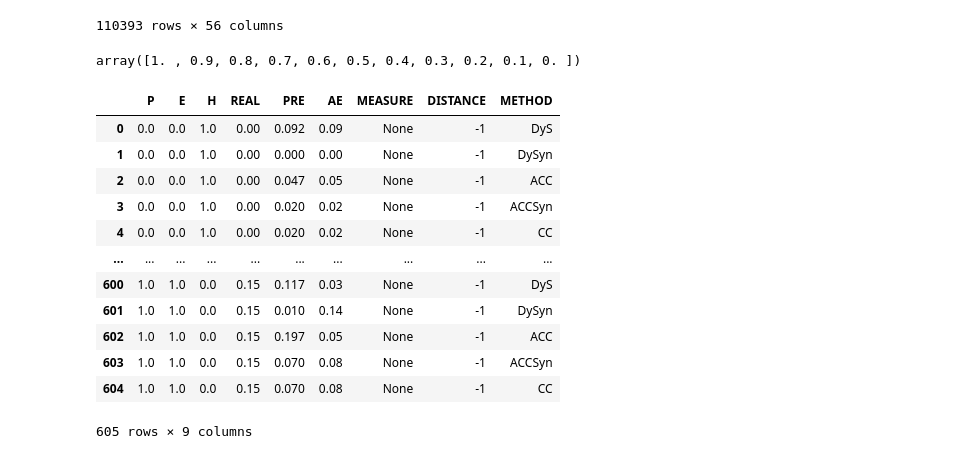
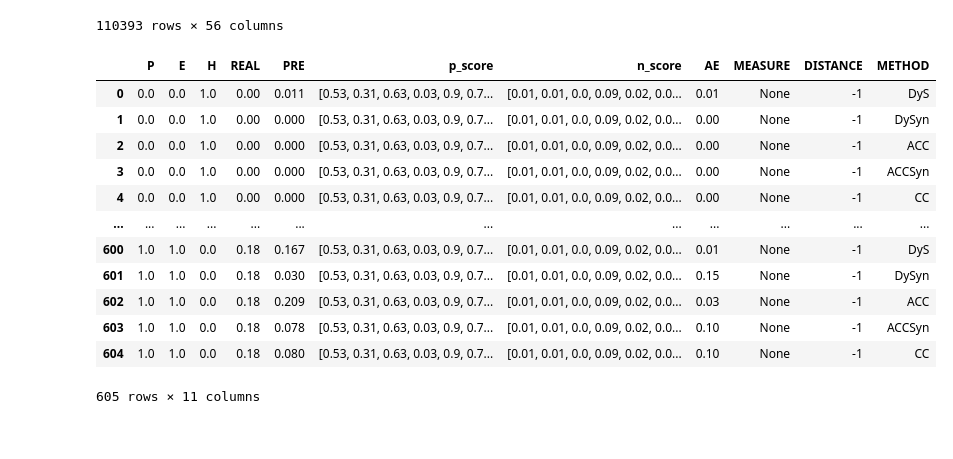
Before and after one commit to JPOrtegaa/score-drift-quantification, a Jupyter notebook: experiments_real.ipynb, the cells around one changed output. Cells and saved outputs as stored; diff of their text form; code cells hidden in the pictures.

```diff
--- a/experiments_real.ipynb
+++ b/experiments_real.ipynb
@@ -57,6 +57,18 @@ scaler = StandardScaler()
 df_scaler = scaler.fit_transform(df.drop(columns=['class']))
 df_scaler = pd.DataFrame(df_scaler, columns=df.columns.drop('class'))
 df_scaler['class'] = df['class']
+# %%
+dataset = "datasets/Land-use.csv"
+def print_bad_lines(line):
+    print(f"Bad line: {line}")
+
+df = pd.read_csv(dataset, on_bad_lines=print_bad_lines, engine='python')
+df.rename(columns={'Class': 'class'}, inplace=True)
+
+scaler = StandardScaler()
+df_scaler = scaler.fit_transform(df.drop(columns=['class']))
+df_scaler = pd.DataFrame(df_scaler, columns=df.columns.drop('class'))
+df_scaler['class'] = df['class']
 # %%
 df = df_scaler
 df
@@ -647 +696,7 @@ Cottonwood_Willow     1339
 Name: count, dtype: int64
+# %%
+df['binary'] = df['class'].map(lambda x: 1 if x in ['Oats'] else 0)
+df['difficulty'] = df['class'].map(lambda x: 'Easy' if x in ['Hay'] else ('Hard' if x in ['Soybeans', 'Corn', 'Alfalfa', 'Trees'] else 'Positive'))
+df['class'] = df['binary']
+df.drop(columns=['binary'], inplace=True)
+df
@@ -1049,6 +1118,11 @@ def run_over_real_dataset(dataset, replicates=3):
                                                 TprFpr=TprFpr,
                                                 thr=0.5) # Implement apply_qntMethod
 
+                    # score_distribution = ({'p_score': scores[scores[:, 1] == 1, 0],
+                    #                        'n_score': scores[scores[:, 1] == 0, 0],
+                    #                        'P': pos_ratio,
+                    #                        'E': neg_ratio,
+                    #                        'H': 1 - neg_ratio,})
 
                     freq_REAL = calculate_proportion(batch['class'].tolist())[0]
                     if qntMethod == "DySyn":
@@ -1061,6 +1135,8 @@ def run_over_real_dataset(dataset, replicates=3):
                                     1-neg_ratio,# H - Hard Negative dist.
                                     freq_REAL,
                                     freq_PRE,
+                                    scores[scores[:, 1] == 1, 0],
+                                    scores[scores[:, 1] == 0, 0],
                                     np.round(abs(freq_REAL - freq_PRE), 2),
                                     measure,
                                     -1,
@@ -1070,24 +1146,20 @@ def run_over_real_dataset(dataset, replicates=3):
     return results
 
 result = run_over_real_dataset(df, replicates=1)
-# %%
-results_df['H'].unique()
-# %% [output]
-array([1. , 0.9, 0.8, 0.7, 0.6, 0.5, 0.4, 0.3, 0.2, 0.1, 0. ])
 # %%
-results_df = pd.DataFrame(result, columns=['P', 'E', 'H', 'REAL', 'PRE', 'AE', 'MEASURE', 'DISTANCE', 'METHOD'])
+results_df = pd.DataFrame(result, columns=['P', 'E', 'H', 'REAL', 'PRE', 'p_score', 'n_score', 'AE', 'MEASURE', 'DISTANCE', 'METHOD'])
 results_df
 # %% [output]
-|  | P | E | H | REAL | PRE | AE | MEASURE | DISTANCE | METHOD |
-| 0 | 0.0 | 0.0 | 1.0 | 0.00 | 0.092 | 0.09 | None | -1 | DyS |
-| 1 | 0.0 | 0.0 | 1.0 | 0.00 | 0.000 | 0.00 | None | -1 | DySyn |
-| 2 | 0.0 | 0.0 | 1.0 | 0.00 | 0.047 | 0.05 | None | -1 | ACC |
-| 3 | 0.0 | 0.0 | 1.0 | 0.00 | 0.020 | 0.02 | None | -1 | ACCSyn |
-| 4 | 0.0 | 0.0 | 1.0 | 0.00 | 0.020 | 0.02 | None | -1 | CC |
-| ... | ... | ... | ... | ... | ... | ... | ... | ... | ... |
-| 600 | 1.0 | 1.0 | 0.0 | 0.15 | 0.117 | 0.03 | None | -1 | DyS |
-| 601 | 1.0 | 1.0 | 0.0 | 0.15 | 0.010 | 0.14 | None | -1 | DySyn |
-| 602 | 1.0 | 1.0 | 0.0 | 0.15 | 0.197 | 0.05 | None | -1 | ACC |
-| 603 | 1.0 | 1.0 | 0.0 | 0.15 | 0.070 | 0.08 | None | -1 | ACCSyn |
-| 604 | 1.0 | 1.0 | 0.0 | 0.15 | 0.070 | 0.08 | None | -1 | CC |
+|  | P | E | H | REAL | PRE | p_score | n_score | AE | MEASURE | DISTANCE | METHOD |
+| 0 | 0.0 | 0.0 | 1.0 | 0.00 | 0.011 | [0.53, 0.31, 0.63, 0.03, 0.9, 0.7... | [0.01, 0.01, 0.0, 0.09, 0.02, 0.0... | 0.01 | None | -1 | DyS |
+| 1 | 0.0 | 0.0 | 1.0 | 0.00 | 0.000 | [0.53, 0.31, 0.63, 0.03, 0.9, 0.7... | [0.01, 0.01, 0.0, 0.09, 0.02, 0.0... | 0.00 | None | -1 | DySyn |
+| 2 | 0.0 | 0.0 | 1.0 | 0.00 | 0.000 | [0.53, 0.31, 0.63, 0.03, 0.9, 0.7... | [0.01, 0.01, 0.0, 0.09, 0.02, 0.0... | 0.00 | None | -1 | ACC |
+| 3 | 0.0 | 0.0 | 1.0 | 0.00 | 0.000 | [0.53, 0.31, 0.63, 0.03, 0.9, 0.7... | [0.01, 0.01, 0.0, 0.09, 0.02, 0.0... | 0.00 | None | -1 | ACCSyn |
+| 4 | 0.0 | 0.0 | 1.0 | 0.00 | 0.000 | [0.53, 0.31, 0.63, 0.03, 0.9, 0.7... | [0.01, 0.01, 0.0, 0.09, 0.02, 0.0... | 0.00 | None | -1 | CC |
+| ... | ... | ... | ... | ... | ... | ... | ... | ... | ... | ... | ... |
+| 600 | 1.0 | 1.0 | 0.0 | 0.18 | 0.167 | [0.53, 0.31, 0.63, 0.03, 0.9, 0.7... | [0.01, 0.01, 0.0, 0.09, 0.02, 0.0... | 0.01 | None | -1 | DyS |
+| 601 | 1.0 | 1.0 | 0.0 | 0.18 | 0.030 | [0.53, 0.31, 0.63, 0.03, 0.9, 0.7... | [0.01, 0.01, 0.0, 0.09, 0.02, 0.0... | 0.15 | None | -1 | DySyn |
+| 602 | 1.0 | 1.0 | 0.0 | 0.18 | 0.209 | [0.53, 0.31, 0.63, 0.03, 0.9, 0.7... | [0.01, 0.01, 0.0, 0.09, 0.02, 0.0... | 0.03 | None | -1 | ACC |
+| 603 | 1.0 | 1.0 | 0.0 | 0.18 | 0.078 | [0.53, 0.31, 0.63, 0.03, 0.9, 0.7... | [0.01, 0.01, 0.0, 0.09, 0.02, 0.0... | 0.10 | None | -1 | ACCSyn |
+| 604 | 1.0 | 1.0 | 0.0 | 0.18 | 0.080 | [0.53, 0.31, 0.63, 0.03, 0.9, 0.7... | [0.01, 0.01, 0.0, 0.09, 0.02, 0.0... | 0.10 | None | -1 | CC |
-605 rows × 9 columns
+605 rows × 11 columns
```
Also changed, not shown: parts of 13 cells of this notebook, 2 other files.
